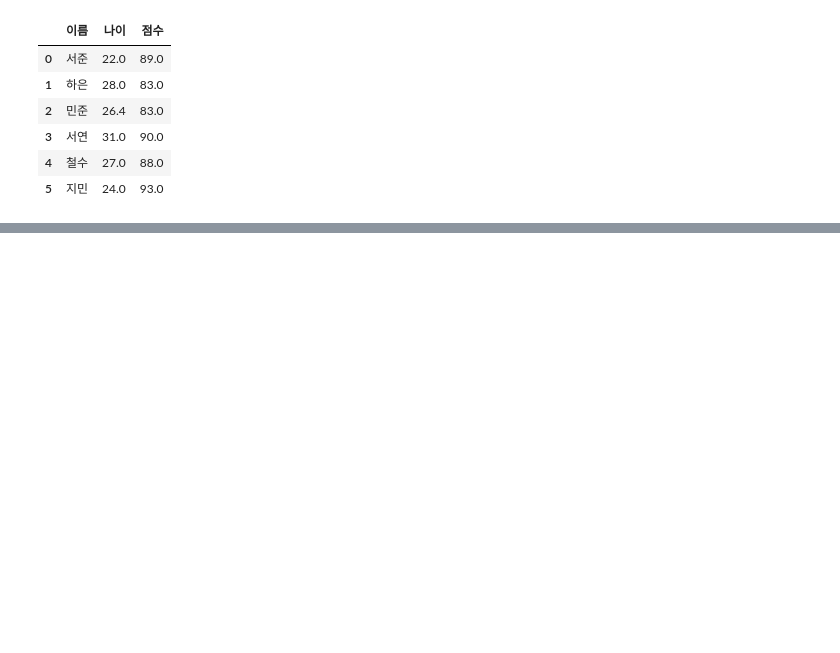
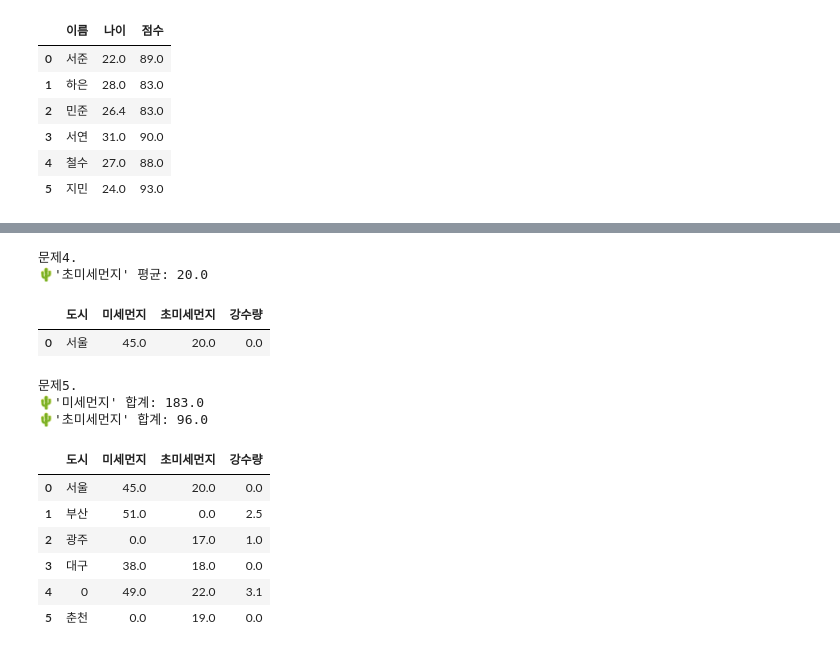
Before and after one commit to choi-hayeonn/python_libraries, a Jupyter notebook: notes/04_pandas(1).ipynb, the cells around one changed output, grey strips where cells are left out. Saved outputs shown, nothing was run; the diff lists cells and outputs as text; code cells hidden in the pictures; blank space fills up the shorter version.

```diff
--- a/notes/04_pandas(1).ipynb
+++ b/notes/04_pandas(1).ipynb
@@ -859,0 +925,29 @@ df6
+# %%
+# 4. 결측값이 하나라도 있는 행을 모두 삭제한 뒤, 남은 데이터의 ‘초미세먼지’ 평균을 구하세요.
+df1 = df.dropna()
+print("문제4.")
+print("🌵'초미세먼지' 평균:",df1["초미세먼지"].mean())
+df1
+# %% [output]
+문제4.
+🌵'초미세먼지' 평균: 20.0
+|  | 도시 | 미세먼지 | 초미세먼지 | 강수량 |
+| 0 | 서울 | 45.0 | 20.0 | 0.0 |
+# %%
+# 5. 결측값을 모두 0으로 채운 뒤, ‘미세먼지’와 ‘초미세먼지’의 합계를 각각 구하세요.
+df2 = df.fillna(0)
+print("문제5.")
+print("🌵'미세먼지' 합계:",df["미세먼지"].sum())
+print("🌵'초미세먼지' 합계:",df["초미세먼지"].sum())
+df2
+# %% [output]
+문제5.
+🌵'미세먼지' 합계: 183.0
+🌵'초미세먼지' 합계: 96.0
+|  | 도시 | 미세먼지 | 초미세먼지 | 강수량 |
+| 0 | 서울 | 45.0 | 20.0 | 0.0 |
+| 1 | 부산 | 51.0 | 0.0 | 2.5 |
+| 2 | 광주 | 0.0 | 17.0 | 1.0 |
+| 3 | 대구 | 38.0 | 18.0 | 0.0 |
+| 4 | 0 | 49.0 | 22.0 | 3.1 |
+| 5 | 춘천 | 0.0 | 19.0 | 0.0 |
```
Also changed, not shown: parts of 7 cells of this notebook, 1 other file.
